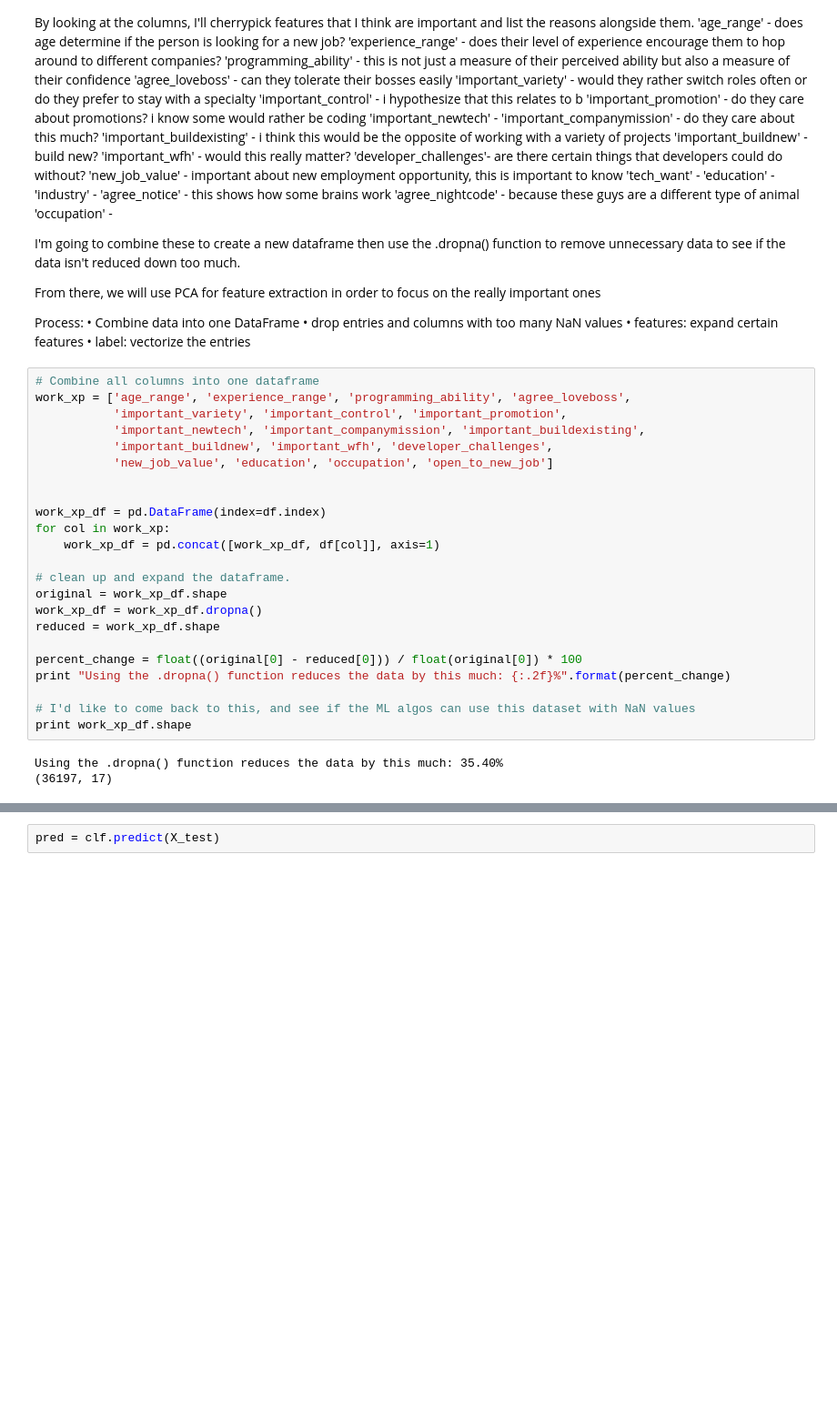
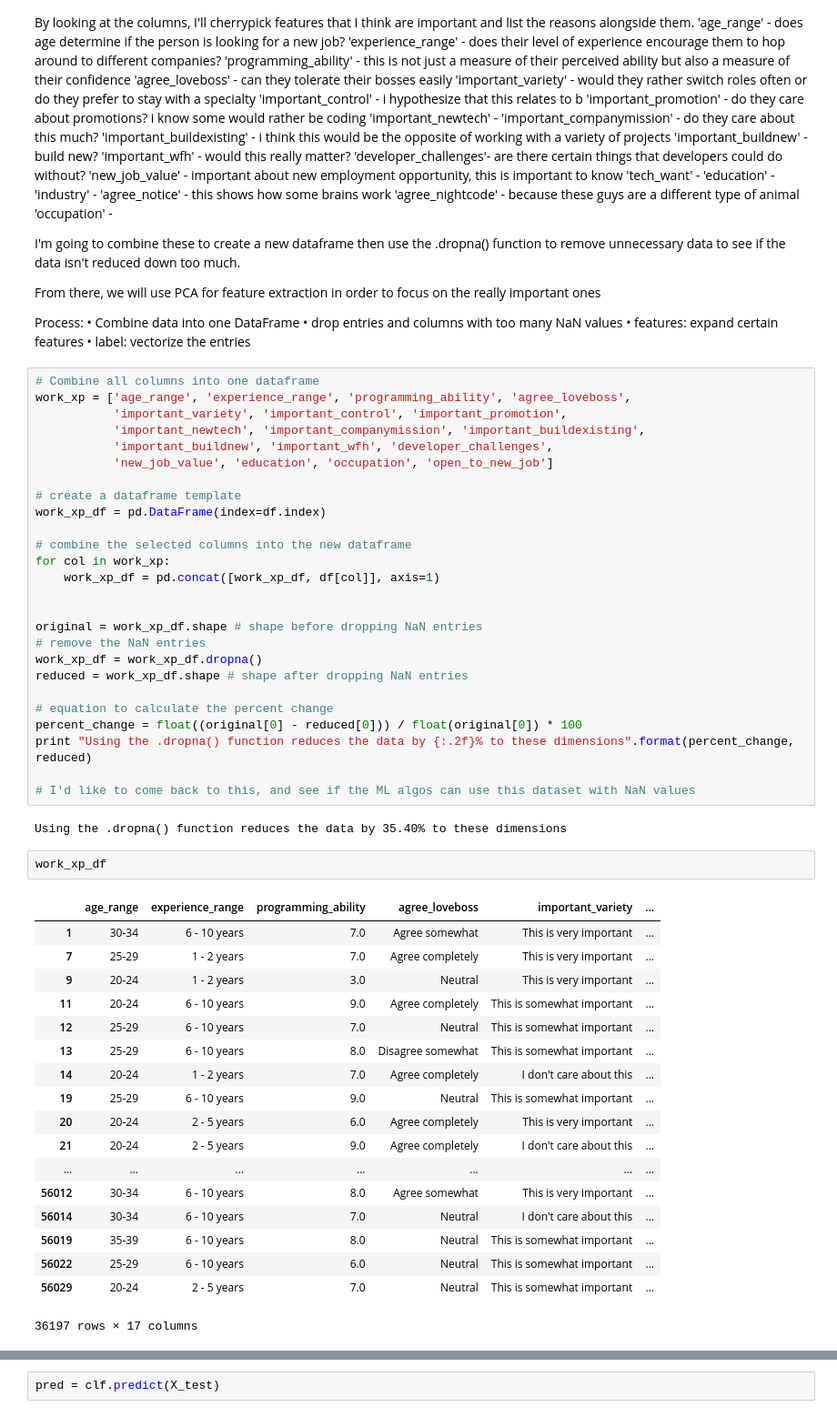
Before and after one commit to jonmhong/Stack_Overflow_Data, a Jupyter notebook: stack_overflow.ipynb, the cells around one changed output, grey strips where cells are left out. Shown at 91% size. Saved outputs shown, nothing was run; the diff lists cells and outputs as text; blank space fills up the shorter version.

```diff
--- a/stack_overflow.ipynb
+++ b/stack_overflow.ipynb
@@ -133,21 +128,44 @@ work_xp = ['age_range', 'experience_range', 'programming_ability', 'agree_lovebo
            'important_buildnew', 'important_wfh', 'developer_challenges',
            'new_job_value', 'education', 'occupation', 'open_to_new_job']
 
+# create a dataframe template
+work_xp_df = pd.DataFrame(index=df.index)
 
-work_xp_df = pd.DataFrame(index=df.index)
+# combine the selected columns into the new dataframe
 for col in work_xp:
     work_xp_df = pd.concat([work_xp_df, df[col]], axis=1)
 
-# clean up and expand the dataframe.
-original = work_xp_df.shape
+
+original = work_xp_df.shape # shape before dropping NaN entries
+# remove the NaN entries
 work_xp_df = work_xp_df.dropna()
-reduced = work_xp_df.shape
+reduced = work_xp_df.shape # shape after dropping NaN entries
 
+# equation to calculate the percent change
 percent_change = float((original[0] - reduced[0])) / float(original[0]) * 100
-print "Using the .dropna() function reduces the data by this much: {:.2f}%".format(percent_change)
+print "Using the .dropna() function reduces the data by {:.2f}% to these dimensions".format(percent_change, reduced)
 
 # I'd like to come back to this, and see if the ML algos can use this dataset with NaN values
-print work_xp_df.shape
 # %% [output]
-Using the .dropna() function reduces the data by this much: 35.40%
-(36197, 17)
+Using the .dropna() function reduces the data by 35.40% to these dimensions
+# %%
+work_xp_df
+# %% [output]
+|  | age_range | experience_range | programming_ability | agree_loveboss | important_variety | ... |
+| 1 | 30-34 | 6 - 10 years | 7.0 | Agree somewhat | This is very important | ... |
+| 7 | 25-29 | 1 - 2 years | 7.0 | Agree completely | This is very important | ... |
+| 9 | 20-24 | 1 - 2 years | 3.0 | Neutral | This is very important | ... |
+| 11 | 20-24 | 6 - 10 years | 9.0 | Agree completely | This is somewhat important | ... |
+| 12 | 25-29 | 6 - 10 years | 7.0 | Neutral | This is somewhat important | ... |
+| 13 | 25-29 | 6 - 10 years | 8.0 | Disagree somewhat | This is somewhat important | ... |
+| 14 | 20-24 | 1 - 2 years | 7.0 | Agree completely | I don't care about this | ... |
+| 19 | 25-29 | 6 - 10 years | 9.0 | Neutral | This is somewhat important | ... |
+| 20 | 20-24 | 2 - 5 years | 6.0 | Agree completely | This is very important | ... |
+| 21 | 20-24 | 2 - 5 years | 9.0 | Agree completely | I don't care about this | ... |
+| ... | ... | ... | ... | ... | ... | ... |
+| 56012 | 30-34 | 6 - 10 years | 8.0 | Agree somewhat | This is very important | ... |
+| 56014 | 30-34 | 6 - 10 years | 7.0 | Neutral | I don't care about this | ... |
+| 56019 | 35-39 | 6 - 10 years | 8.0 | Neutral | This is somewhat important | ... |
+| 56022 | 25-29 | 6 - 10 years | 6.0 | Neutral | This is somewhat important | ... |
+| 56029 | 20-24 | 2 - 5 years | 7.0 | Neutral | This is somewhat important | ... |
+36197 rows × 17 columns
```
Also changed, not shown: parts of 29 cells of this notebook.
